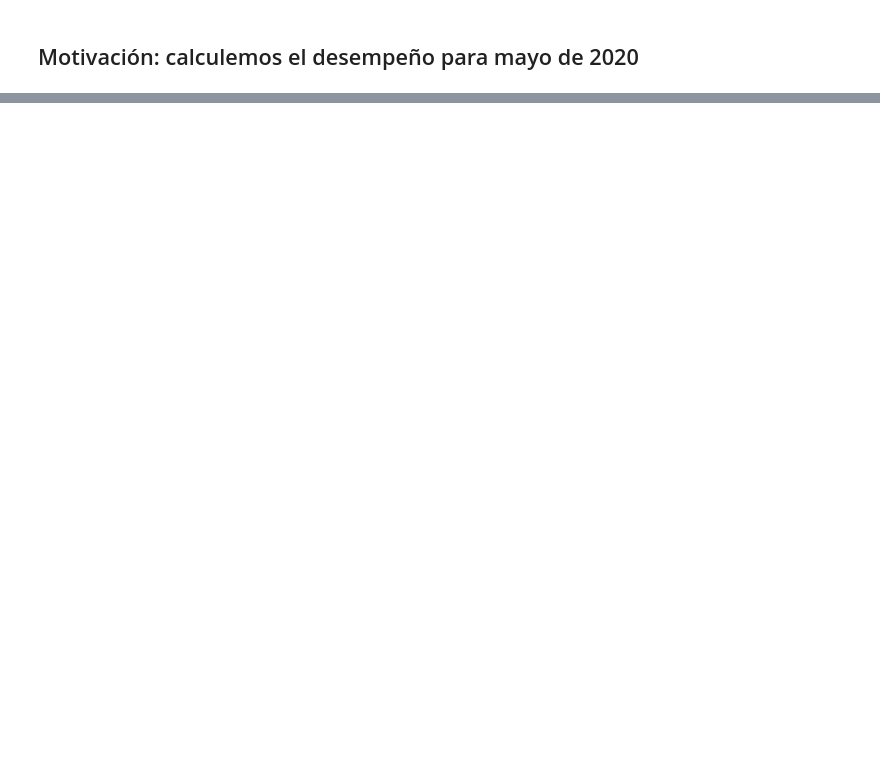
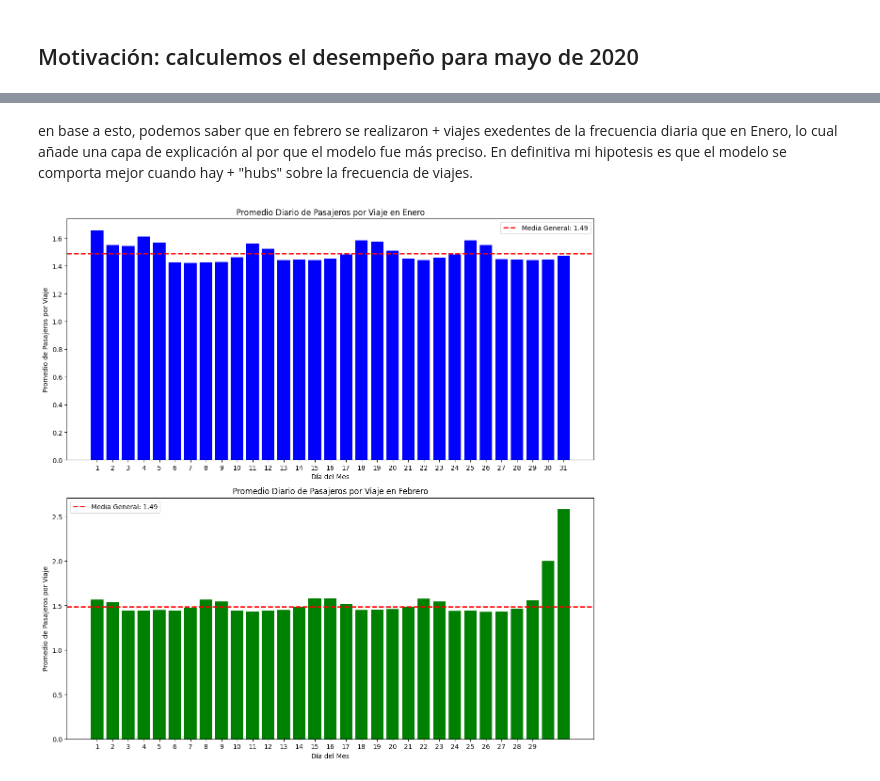
Before and after one commit to Heimdallgg/tarea1_DP, a Jupyter notebook: 1.0_AHV_taxi_model.ipynb, the cells around one changed output, grey strips where cells are left out. Cells and saved outputs as stored; diff of their text form; code cells hidden in the pictures; blank space fills up the shorter version.

Commit message:
Mejorando el notebook
Se añaden grafico que mejoran la explicacion del notebook

```diff
--- a/1.0_AHV_taxi_model.ipynb
+++ b/1.0_AHV_taxi_model.ipynb
@@ -264,0 +355,48 @@ F1: 0.5154740311166747
+# %% [markdown]
+en base a esto, podemos saber que en febrero se realizaron + viajes exedentes de la frecuencia diaria que en Enero, lo cual añade una capa de explicación al por que el modelo fue más preciso. En definitiva mi hipotesis es que el modelo se comporta mejor cuando hay + "hubs" sobre la frecuencia de viajes.
+# %%
+import matplotlib.pyplot as plt
+import pandas as pd
+
+# Convertir la columna 'tpep_dropoff_datetime' a datetime si no lo está
+taxi_train_enero['tpep_dropoff_datetime'] = pd.to_datetime(taxi_train_enero['tpep_dropoff_datetime'])
+taxi_test['tpep_dropoff_datetime'] = pd.to_datetime(taxi_test['tpep_dropoff_datetime'])
+
+# Extraer el día del mes
+taxi_train_enero['day_of_month'] = taxi_train_enero['tpep_dropoff_datetime'].dt.day
+taxi_test['day_of_month'] = taxi_test['tpep_dropoff_datetime'].dt.day
+
+# Calcular el promedio diario de pasajeros para cada mes
+daily_passenger_avg_enero = taxi_train_enero.groupby('day_of_month')['passenger_count'].mean()
+daily_passenger_avg_febrero = taxi_test.groupby('day_of_month')['passenger_count'].mean()
+
+# Combinar los datos para calcular la media general de pasajeros por viaje para ambos meses
+combined_data = pd.concat([taxi_train_enero['passenger_count'], taxi_test['passenger_count']])
+overall_passenger_mean = combined_data.mean()
+
+# Crear la figura y los ejes para los histogramas
+fig, ax = plt.subplots(2, 1, figsize=(12, 12))
+
+# Histograma para enero
+ax[0].bar(daily_passenger_avg_enero.index, daily_passenger_avg_enero, color='blue')
+ax[0].axhline(overall_passenger_mean, color='red', linestyle='--', linewidth=2, label=f'Media General: {overall_passenger_mean:.2f}')
+ax[0].set_title('Promedio Diario de Pasajeros por Viaje en Enero')
+ax[0].set_xlabel('Día del Mes')
+ax[0].set_ylabel('Promedio de Pasajeros por Viaje')
+ax[0].set_xticks(range(1, 32))
+ax[0].legend()
+
+# Histograma para febrero
+ax[1].bar(daily_passenger_avg_febrero.index, daily_passenger_avg_febrero, color='green')
+ax[1].axhline(overall_passenger_mean, color='red', linestyle='--', linewidth=2, label=f'Media General: {overall_passenger_mean:.2f}')
+ax[1].set_title('Promedio Diario de Pasajeros por Viaje en Febrero')
+ax[1].set_xlabel('Día del Mes')
+ax[1].set_ylabel('Promedio de Pasajeros por Viaje')
+ax[1].set_xticks(range(1, 30))  # Asumiendo que febrero puede tener 28 o 29 días
+ax[1].legend()
+
+# Mostrar la figura
+plt.tight_layout()
+plt.show()
+# %% [output]
+[figure, added]
```
Also changed, not shown: parts of 24 cells of this notebook.
